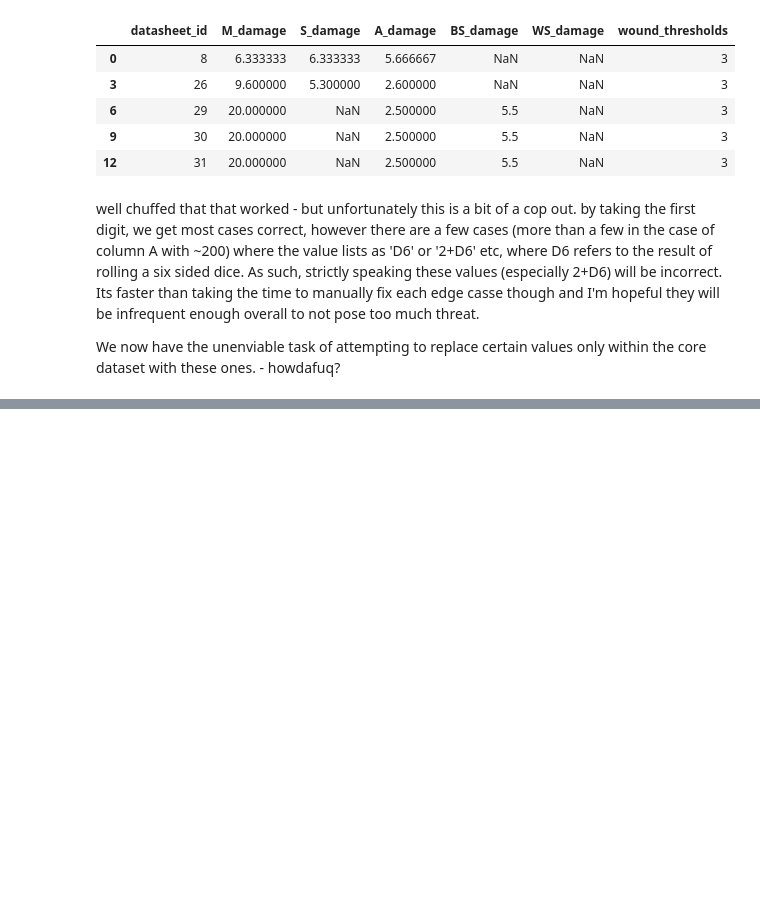
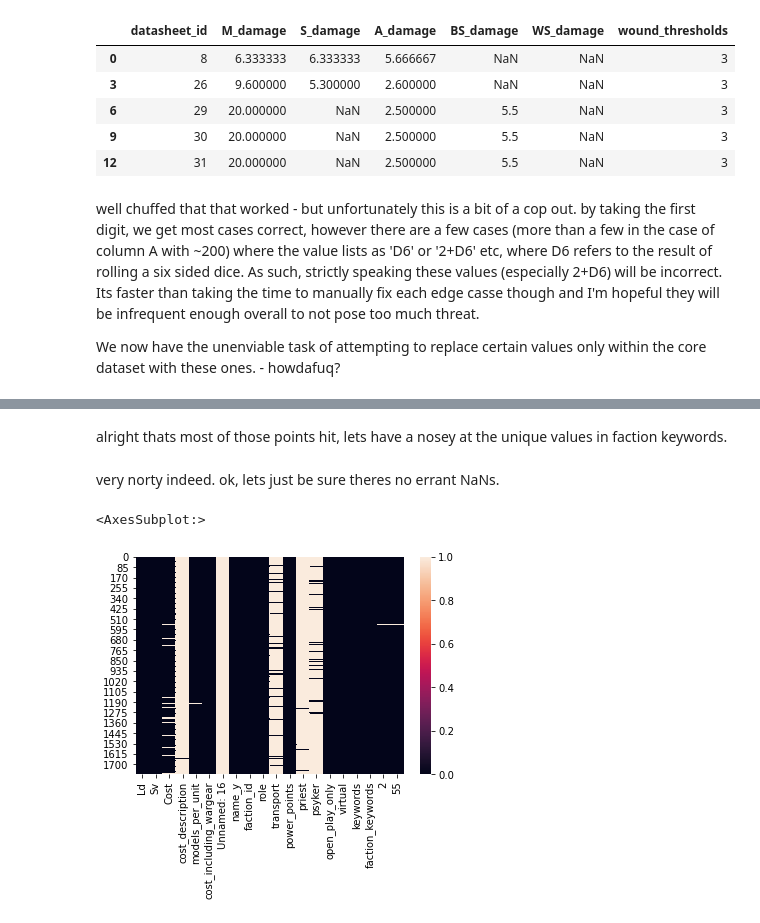
Before and after one commit to JohnStokes228/40k_points_regression, a Jupyter notebook: points_regression.ipynb, the cells around one changed output, grey strips where cells are left out. Cells and saved outputs as stored; diff of their text form; code cells hidden in the pictures; blank space fills up the shorter version.

```diff
--- a/points_regression.ipynb
+++ b/points_regression.ipynb
@@ -305,0 +323,26 @@ up next, the aforementioned cleaning i guess...
+# %%
+m_map = {'6+D6': '9',
+         '-': '0',
+         '15-30': '22.5',
+         '20-30': '25',
+         '20-60': '40'}
+
+df['M'] = df['M'].str.replace('"', '').replace(m_map).astype(float)
+df['S'] = df['S'].str.replace('-', '0').astype(float)
+df['W'] = df['W'].str.replace('-', '0').astype(float)
+df['BS'] = df['BS'].str.replace('+', '').str.replace('-', '0').astype(float)
+df['WS'] = df['WS'].str.replace('+', '').str.replace('-', '0').astype(float)
+# %% [markdown]
+alright thats most of those points hit, lets have a nosey at the unique values in faction keywords.
+# %%
+keywords = list(set(list(', '.join(df['faction_keywords'].unique()).split(', '))))
+
+for keyword in keywords:
+    df[keyword] = np.where(df['faction_keywords'].str.contains(keyword), 1, 0)
+# %% [markdown]
+very norty indeed. ok, lets just be sure theres no errant NaNs.
+# %%
+sns.heatmap(df[df.columns[10:30]].isnull())
+# %% [output]
+<AxesSubplot:>
+[figure, added]
```
Also changed, not shown: parts of 19 cells of this notebook.
